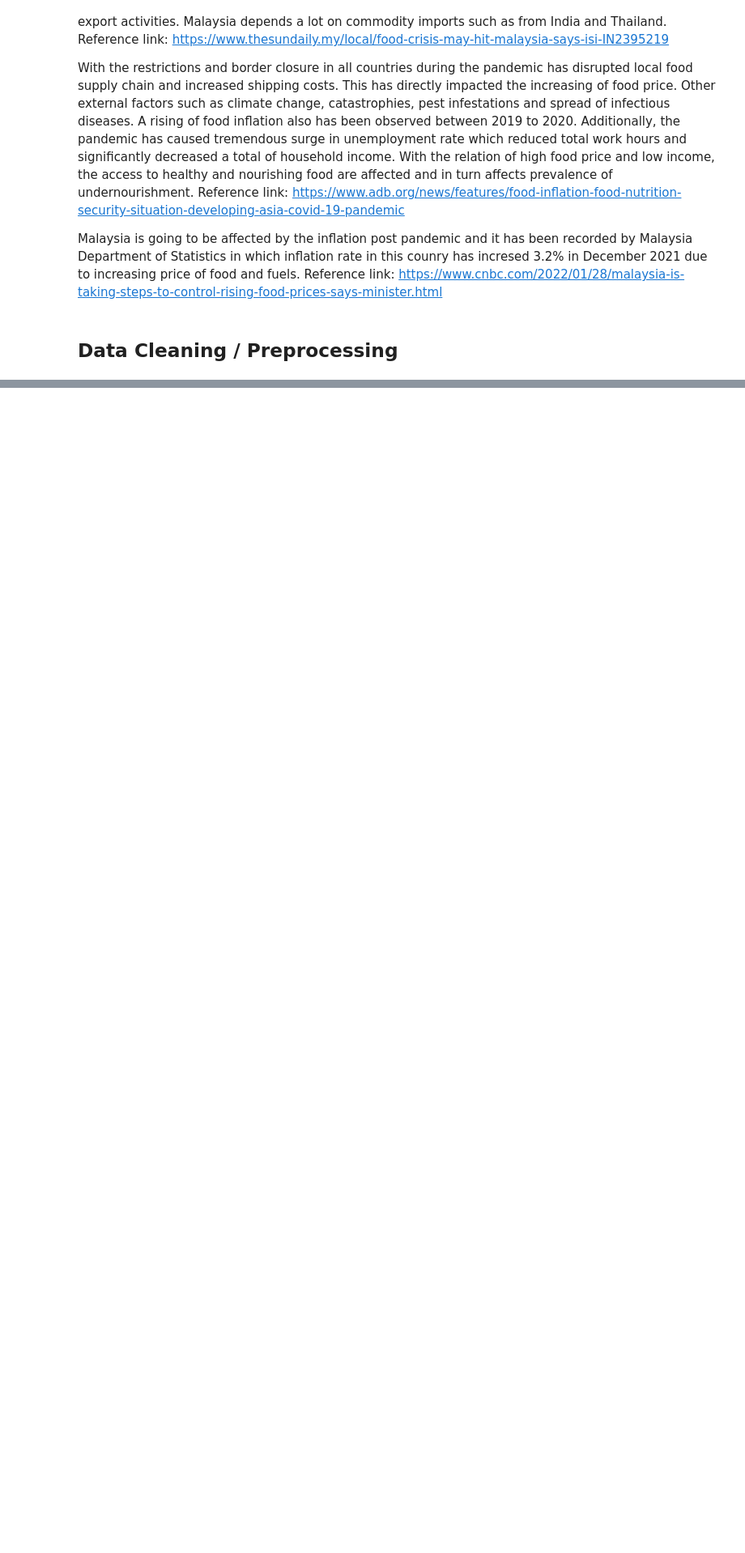
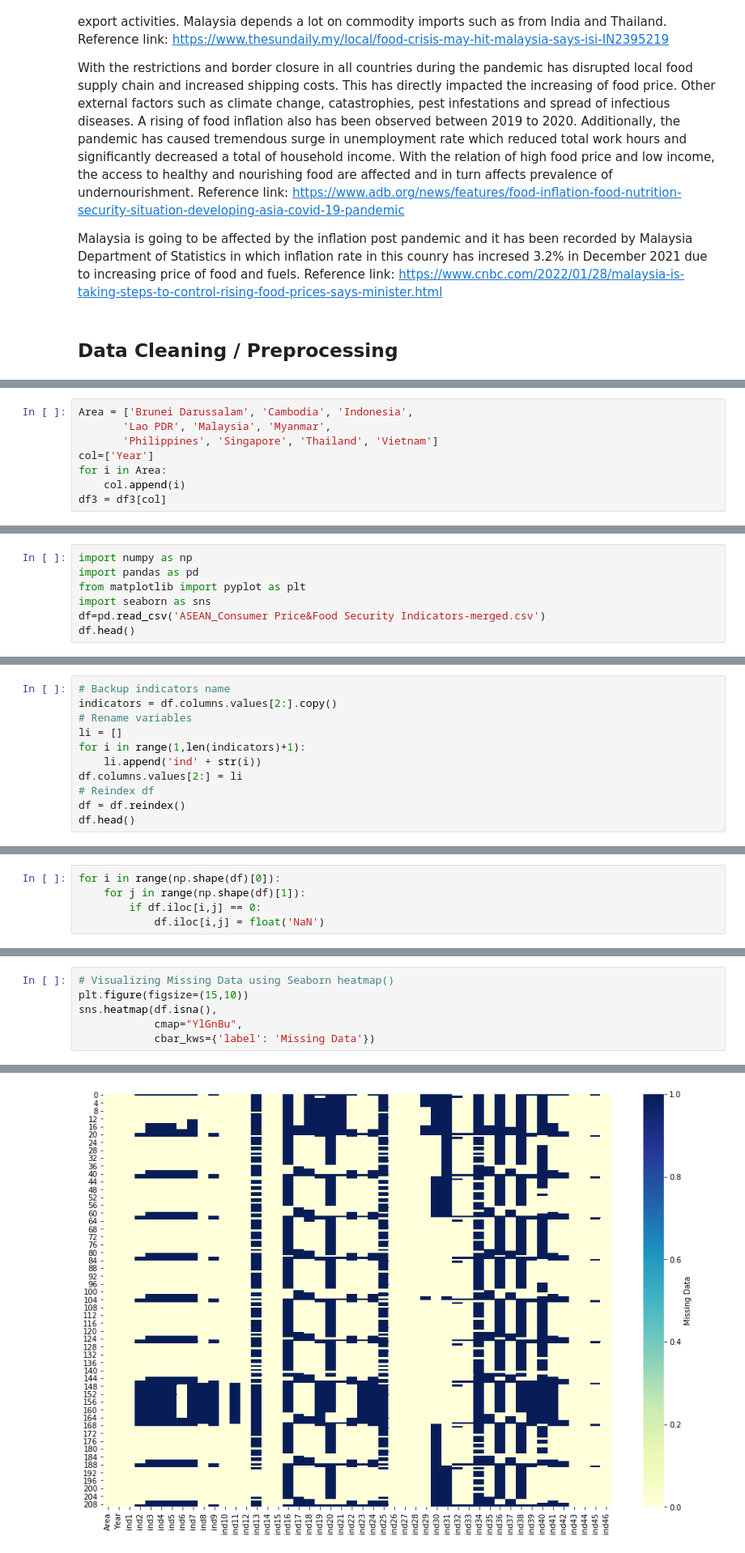
Before and after one commit to Ruixue-Zhang/Data-Analytics-group-assignment, a Jupyter notebook: slides presentation notebook/Group Assignment Data Analytics WQD7003.ipynb, the cells around one changed output, grey strips where cells are left out. Shown: that part at 81% size. Saved outputs shown, nothing was run; the diff lists cells and outputs as text; blank space fills up the shorter version.

```diff
--- a/slides presentation notebook/Group Assignment Data Analytics WQD7003.ipynb
+++ b/slides presentation notebook/Group Assignment Data Analytics WQD7003.ipynb
@@ -51,0 +293,8 @@ Reference link: https://www.cnbc.com/2022/01/28/malaysia-is-taking-steps-to-cont
+# %%
+Area = ['Brunei Darussalam', 'Cambodia', 'Indonesia',
+       'Lao PDR', 'Malaysia', 'Myanmar',
+       'Philippines', 'Singapore', 'Thailand', 'Vietnam']
+col=['Year']
+for i in Area:
+    col.append(i)
+df3 = df3[col]
@@ -51,0 +354,7 @@ Reference link: https://www.cnbc.com/2022/01/28/malaysia-is-taking-steps-to-cont
+# %%
+import numpy as np
+import pandas as pd
+from matplotlib import pyplot as plt
+import seaborn as sns
+df=pd.read_csv('ASEAN_Consumer Price&Food Security Indicators-merged.csv')
+df.head()
@@ -51,0 +377,11 @@ Reference link: https://www.cnbc.com/2022/01/28/malaysia-is-taking-steps-to-cont
+# %%
+# Backup indicators name
+indicators = df.columns.values[2:].copy()
+# Rename variables
+li = []
+for i in range(1,len(indicators)+1):
+    li.append('ind' + str(i))
+df.columns.values[2:] = li
+# Reindex df
+df = df.reindex()
+df.head()
@@ -51,0 +400,5 @@ Reference link: https://www.cnbc.com/2022/01/28/malaysia-is-taking-steps-to-cont
+# %%
+for i in range(np.shape(df)[0]):
+    for j in range(np.shape(df)[1]):
+        if df.iloc[i,j] == 0:
+            df.iloc[i,j] = float('NaN')
@@ -51,0 +410,7 @@ Reference link: https://www.cnbc.com/2022/01/28/malaysia-is-taking-steps-to-cont
+# %%
+# Visualizing Missing Data using Seaborn heatmap()
+plt.figure(figsize=(15,10))
+sns.heatmap(df.isna(),
+            cmap="YlGnBu",
+            cbar_kws={'label': 'Missing Data'})
+# %% [output]
@@ -51,0 +418 @@ Reference link: https://www.cnbc.com/2022/01/28/malaysia-is-taking-steps-to-cont
+[figure, added]
```
Also changed, not shown: parts of 95 cells of this notebook.
